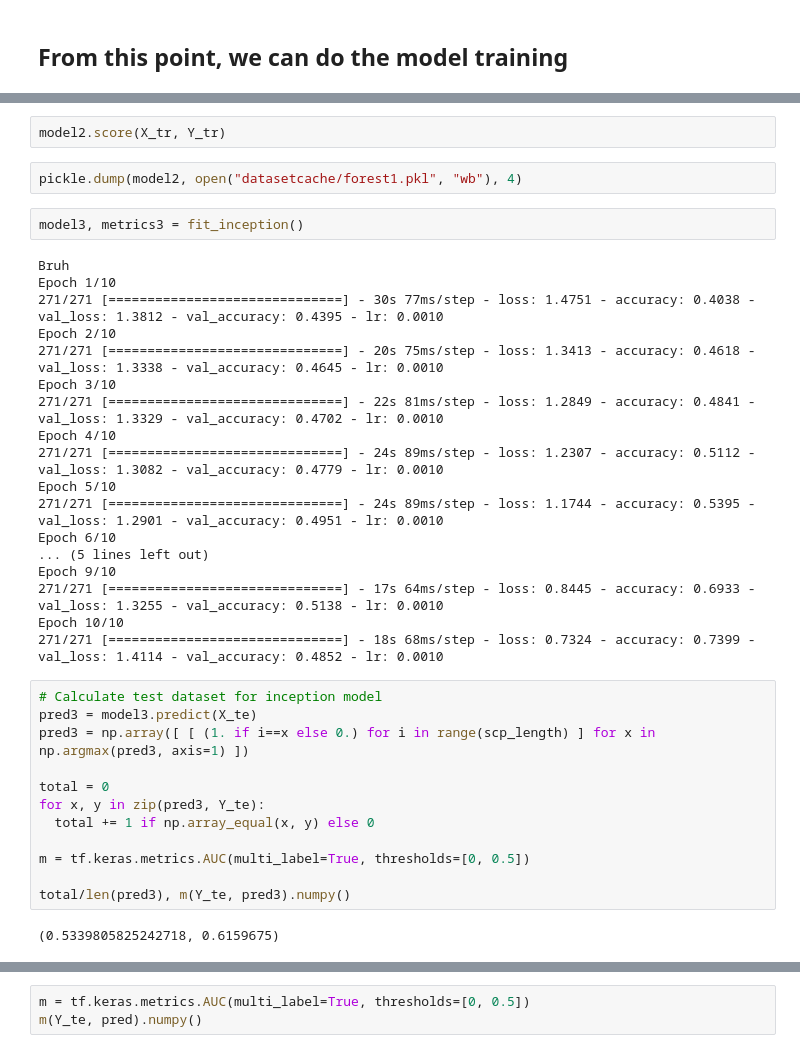
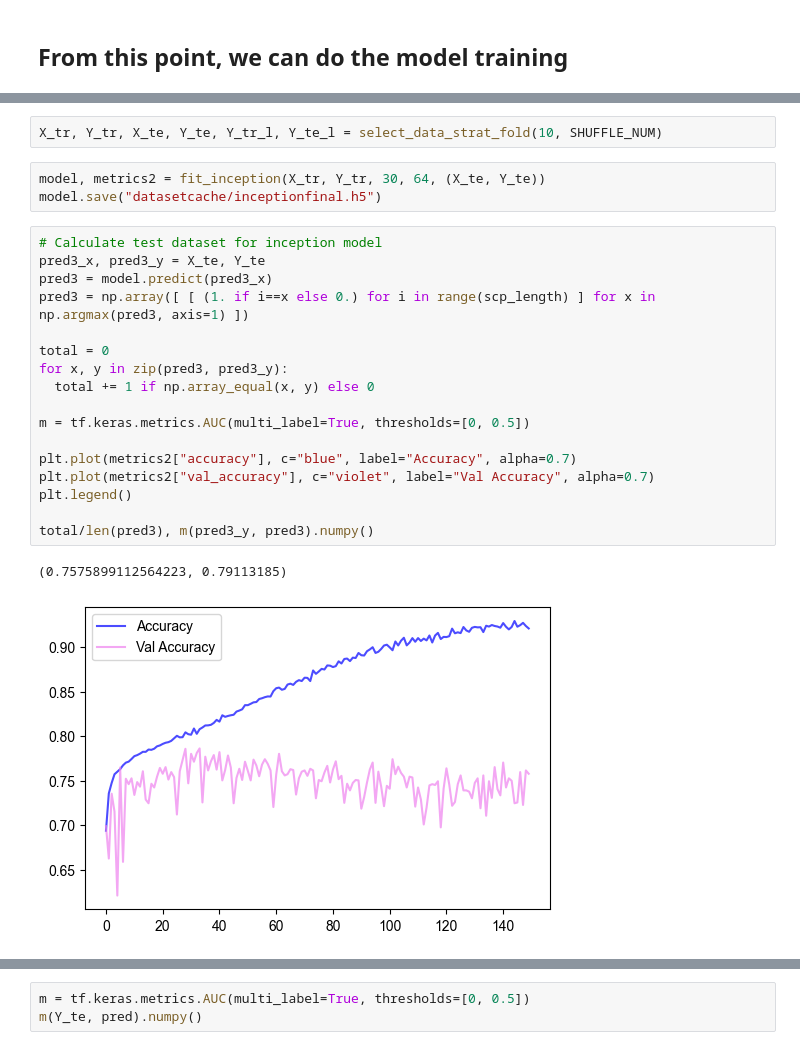
Before and after one commit to bentlyedyson/HEARTY-HEARTY, a Jupyter notebook: datascience/model.ipynb, the cells around one changed output, grey strips where cells are left out. Saved outputs shown, nothing was run; the diff lists cells and outputs as text.

Commit message:
Modified model python notebook

```diff
--- a/datascience/model.ipynb
+++ b/datascience/model.ipynb
@@ -396,38 +457,25 @@ model2.score(X_te, Y_te)
-# %%
-model2.score(X_tr, Y_tr)
-# %%
-pickle.dump(model2, open("datasetcache/forest1.pkl", "wb"), 4)
-# %%
-model3, metrics3 = fit_inception()
-# %% [output]
-Bruh
-Epoch 1/10
-271/271 [==============================] - 30s 77ms/step - loss: 1.4751 - accuracy: 0.4038 - val_loss: 1.3812 - val_accuracy: 0.4395 - lr: 0.0010
-Epoch 2/10
-271/271 [==============================] - 20s 75ms/step - loss: 1.3413 - accuracy: 0.4618 - val_loss: 1.3338 - val_accuracy: 0.4645 - lr: 0.0010
-Epoch 3/10
-271/271 [==============================] - 22s 81ms/step - loss: 1.2849 - accuracy: 0.4841 - val_loss: 1.3329 - val_accuracy: 0.4702 - lr: 0.0010
-Epoch 4/10
-271/271 [==============================] - 24s 89ms/step - loss: 1.2307 - accuracy: 0.5112 - val_loss: 1.3082 - val_accuracy: 0.4779 - lr: 0.0010
-Epoch 5/10
-271/271 [==============================] - 24s 89ms/step - loss: 1.1744 - accuracy: 0.5395 - val_loss: 1.2901 - val_accuracy: 0.4951 - lr: 0.0010
-Epoch 6/10
-... (5 lines left out)
-Epoch 9/10
-271/271 [==============================] - 17s 64ms/step - loss: 0.8445 - accuracy: 0.6933 - val_loss: 1.3255 - val_accuracy: 0.5138 - lr: 0.0010
-Epoch 10/10
-271/271 [==============================] - 18s 68ms/step - loss: 0.7324 - accuracy: 0.7399 - val_loss: 1.4114 - val_accuracy: 0.4852 - lr: 0.0010
+# %%
+X_tr, Y_tr, X_te, Y_te, Y_tr_l, Y_te_l = select_data_strat_fold(10, SHUFFLE_NUM)
+# %%
+model, metrics2 = fit_inception(X_tr, Y_tr, 30, 64, (X_te, Y_te))
+model.save("datasetcache/inceptionfinal.h5")
 # %%
 # Calculate test dataset for inception model
-pred3 = model3.predict(X_te)
+pred3_x, pred3_y = X_te, Y_te
+pred3 = model.predict(pred3_x)
 pred3 = np.array([ [ (1. if i==x else 0.) for i in range(scp_length) ] for x in np.argmax(pred3, axis=1) ])
 
 total = 0
-for x, y in zip(pred3, Y_te):
+for x, y in zip(pred3, pred3_y):
   total += 1 if np.array_equal(x, y) else 0
 
 m = tf.keras.metrics.AUC(multi_label=True, thresholds=[0, 0.5])
 
-total/len(pred3), m(Y_te, pred3).numpy()
+plt.plot(metrics2["accuracy"], c="blue", label="Accuracy", alpha=0.7)
+plt.plot(metrics2["val_accuracy"], c="violet", label="Val Accuracy", alpha=0.7)
+plt.legend()
+
+total/len(pred3), m(pred3_y, pred3).numpy()
 # %% [output]
-(0.5339805825242718, 0.6159675)
+(0.7575899112564223, 0.79113185)
+[figure, added]
```
Also changed, not shown: parts of 19 cells of this notebook.
